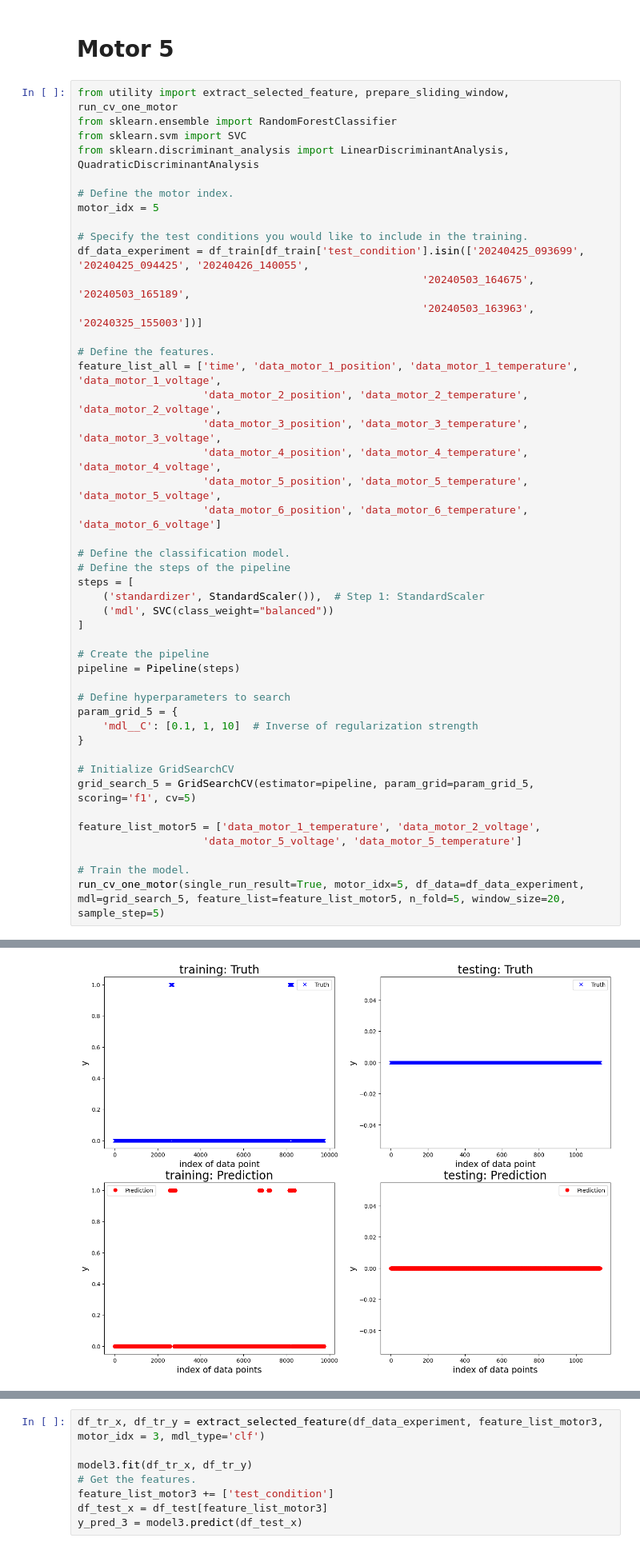
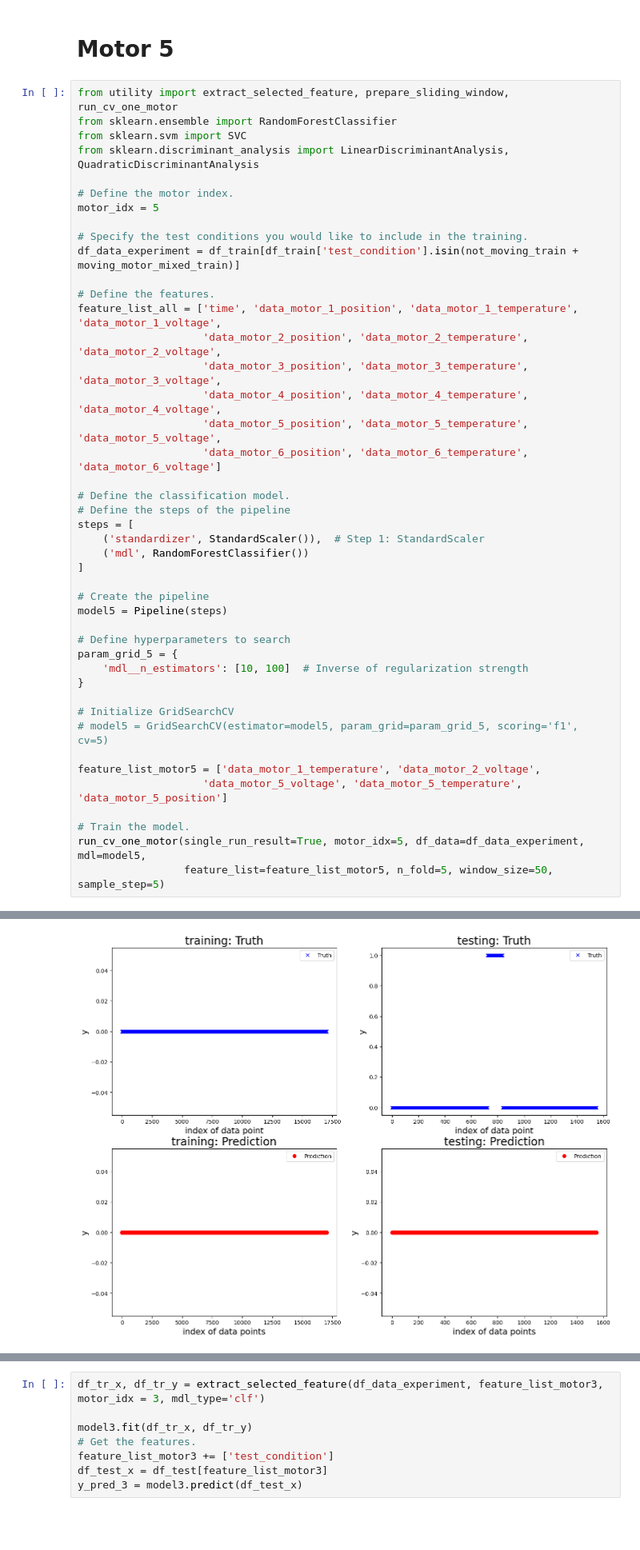
Before and after one commit to comoxx/digital_twin_robot_group2, a Jupyter notebook: DataChallenge/Data_challenge_Pierre.ipynb, the cells around one changed output, grey strips where cells are left out. Shown at 80% size. Cells and saved outputs as stored; diff of their text form; blank space fills up the shorter version.

```diff
--- a/DataChallenge/Data_challenge_Pierre.ipynb
+++ b/DataChallenge/Data_challenge_Pierre.ipynb
@@ -227,9 +308,7 @@ from sklearn.discriminant_analysis import LinearDiscriminantAnalysis, QuadraticD
 motor_idx = 5
 
 # Specify the test conditions you would like to include in the training.
-df_data_experiment = df_train[df_train['test_condition'].isin(['20240425_093699', '20240425_094425', '20240426_140055',
-                                                       '20240503_164675', '20240503_165189',
-                                                       '20240503_163963', '20240325_155003'])]
+df_data_experiment = df_train[df_train['test_condition'].isin(not_moving_train + moving_motor_mixed_train)]
 
 # Define the features.
 feature_list_all = ['time', 'data_motor_1_position', 'data_motor_1_temperature', 'data_motor_1_voltage',
@@ -243,25 +322,26 @@ feature_list_all = ['time', 'data_motor_1_position', 'data_motor_1_temperature',
 # Define the steps of the pipeline
 steps = [
     ('standardizer', StandardScaler()),  # Step 1: StandardScaler
-    ('mdl', SVC(class_weight="balanced"))
+    ('mdl', RandomForestClassifier())
 ]
 
 # Create the pipeline
-pipeline = Pipeline(steps)
+model5 = Pipeline(steps)
 
 # Define hyperparameters to search
 param_grid_5 = {
-    'mdl__C': [0.1, 1, 10]  # Inverse of regularization strength
+    'mdl__n_estimators': [10, 100]  # Inverse of regularization strength
 }
 
 # Initialize GridSearchCV
-grid_search_5 = GridSearchCV(estimator=pipeline, param_grid=param_grid_5, scoring='f1', cv=5)
+# model5 = GridSearchCV(estimator=model5, param_grid=param_grid_5, scoring='f1', cv=5)
 
 feature_list_motor5 = ['data_motor_1_temperature', 'data_motor_2_voltage',
-                    'data_motor_5_voltage', 'data_motor_5_temperature']
+                    'data_motor_5_voltage', 'data_motor_5_temperature', 'data_motor_5_position']
 
 # Train the model.
-run_cv_one_motor(single_run_result=True, motor_idx=5, df_data=df_data_experiment, mdl=grid_search_5, feature_list=feature_list_motor5, n_fold=5, window_size=20, sample_step=5)
+run_cv_one_motor(single_run_result=True, motor_idx=5, df_data=df_data_experiment, mdl=model5,
+                 feature_list=feature_list_motor5, n_fold=5, window_size=50, sample_step=5)
 # %% [output]
 Model for motor 5:
 
@@ -315,3 +395,3 @@ testing performance, F1: 1.0
-[figure, old version]
+[figure, new version]
  New run:
 
```
Also changed, not shown: parts of 9 cells of this notebook, 2 other files.
